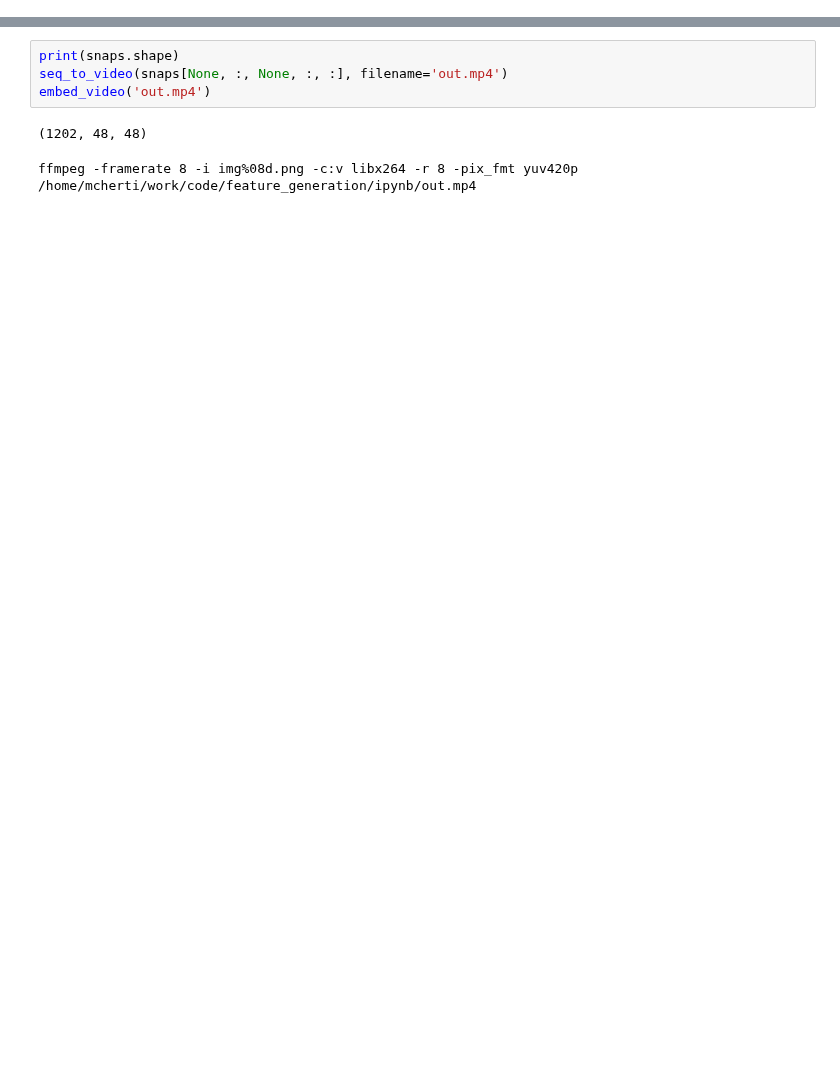
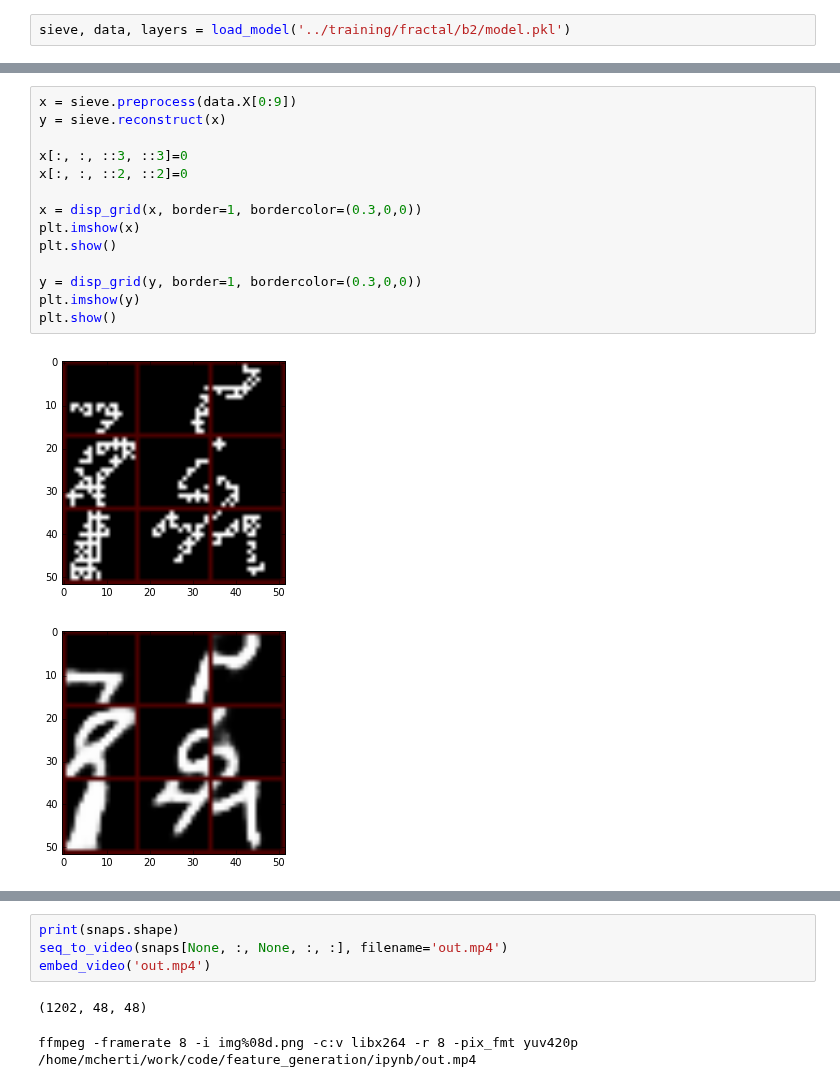
Before and after one commit to mehdidc/feature_generation, a Jupyter notebook: ipynb/fractal.ipynb, the cells around one changed output, grey strips where cells are left out. Cells and saved outputs as stored; diff of their text form; blank space fills up the shorter version.

```diff
--- a/ipynb/fractal.ipynb
+++ b/ipynb/fractal.ipynb
@@ -26,3 +26,5 @@ MODELS = {
 print(MODELS)
 # %% [output]
 {8: ['../training/fractal/b/model.pkl'], 16: ['../training/fractal/b3/model.pkl', '../training/fractal/b2/model.pkl', '../training/fractal/a5/model.pkl', '../training/fractal/a4/model.pkl', '../traini ...
+# %%
+sieve, data, layers = load_model('../training/fractal/b2/model.pkl')
@@ -29,3 +43,20 @@ print(MODELS)
+# %%
+x = sieve.preprocess(data.X[0:9])
+y = sieve.reconstruct(x)
+
+x[:, :, ::3, ::3]=0
+x[:, :, ::2, ::2]=0
+
+x = disp_grid(x, border=1, bordercolor=(0.3,0,0))
+plt.imshow(x)
+plt.show()
+
+y = disp_grid(y, border=1, bordercolor=(0.3,0,0))
+plt.imshow(y)
+plt.show()
+# %% [output]
+[figure, added]
+[figure, added]
 # %%
 rng = np.random
 model_filename = MODELS[16][1]
```
Also changed, not shown: parts of 4 cells of this notebook, 4 other files.
